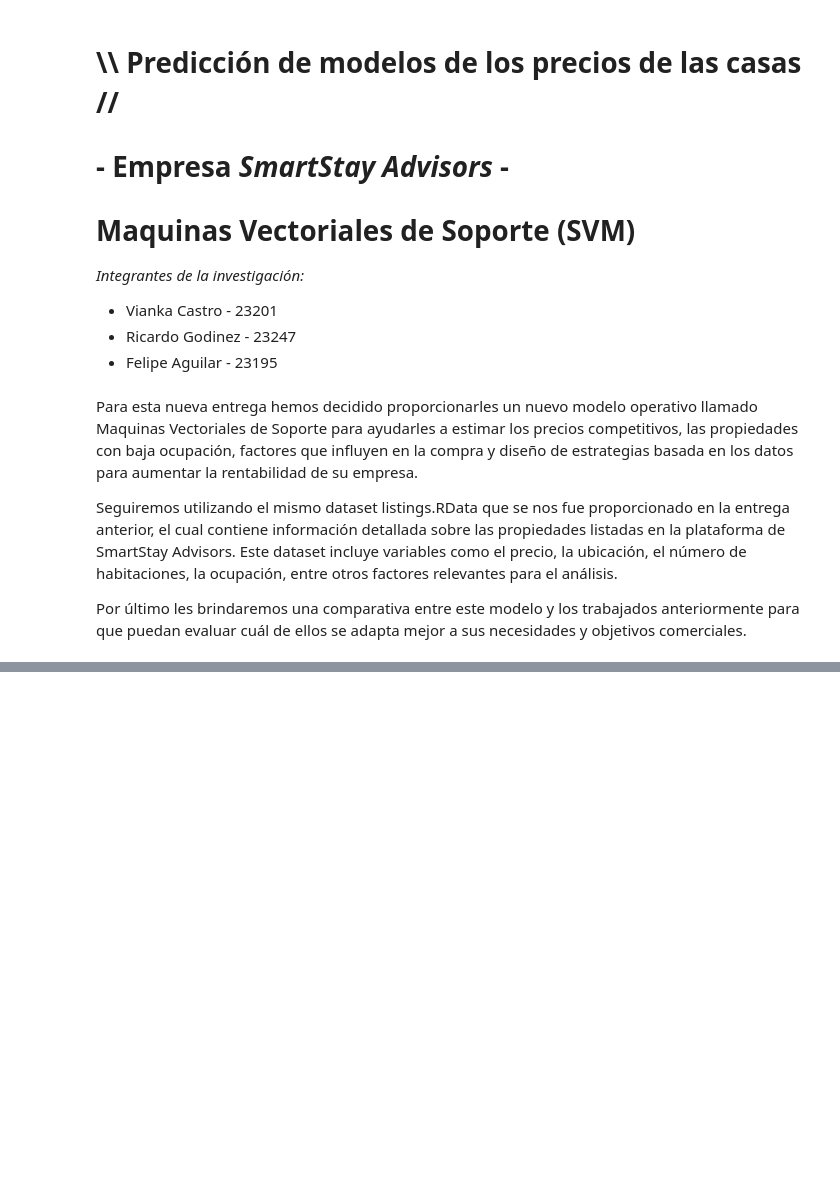
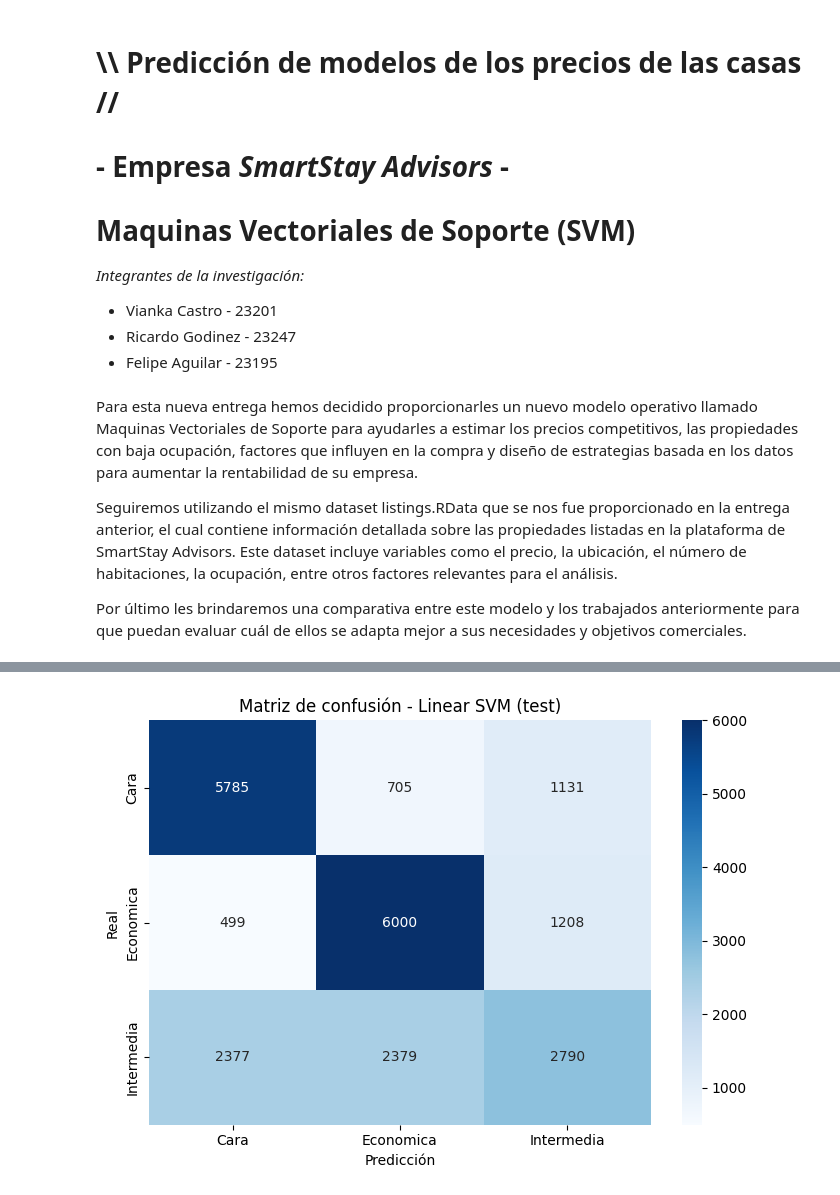
Before and after one commit to Vann06/Mineria_Datos, a Jupyter notebook: SVM.ipynb, the cells around one changed output, grey strips where cells are left out. Drawn from its saved outputs; the diff is of its cells as text; code cells hidden in the pictures; blank space fills up the shorter version.

```diff
--- a/SVM.ipynb
+++ b/SVM.ipynb
@@ -218,0 +376,14 @@ preprocesador_clf = ColumnTransformer(
+# %%
+y_train_svm = Y_strata.loc[X_train_clf.index].astype(str)
+y_test_svm = Y_strata.loc[X_test_clf.index].astype(str)
+
+print('=== VARIABLE RESPUESTA MULTICLASE ===')
+print('Clases en entrenamiento:')
+print(y_train_svm.value_counts().sort_index())
+print('\nProporciones en entrenamiento:')
+print(y_train_svm.value_counts(normalize=True).sort_index().round(4))
+
+print('\nClases en prueba:')
+print(y_test_svm.value_counts().sort_index())
+print('\nProporciones en prueba:')
+print(y_test_svm.value_counts(normalize=True).sort_index().round(4))
@@ -218,0 +416,51 @@ preprocesador_clf = ColumnTransformer(
+# %%
+pipeline_svm_base = Pipeline(steps=[
+    ('preprocesador', clone(preprocesador_clf)),
+    ('clasificador', LinearSVC(C=1.0, class_weight='balanced', max_iter=5000, dual='auto', random_state=42))
+])
+
+# CV sobre muestra del train para tiempo razonable y comparación consistente.
+if len(X_train_clf) > 12000:
+    X_cv, _, y_cv, _ = train_test_split(
+        X_train_clf, y_train_svm, train_size=12000, random_state=42, stratify=y_train_svm
+    )
+else:
+    X_cv, y_cv = X_train_clf, y_train_svm
+
+cv = StratifiedKFold(n_splits=5, shuffle=True, random_state=42)
+cv_scores = cross_val_score(
+    pipeline_svm_base, X_cv, y_cv, cv=cv, scoring='f1_weighted', n_jobs=-1
+)
+
+pipeline_svm_base.fit(X_train_clf, y_train_svm)
+pred_base = pipeline_svm_base.predict(X_test_clf)
+
+metricas_base = {
+    'accuracy_test': accuracy_score(y_test_svm, pred_base),
+    'precision_weighted_test': precision_score(y_test_svm, pred_base, average='weighted'),
+    'recall_weighted_test': recall_score(y_test_svm, pred_base, average='weighted'),
+    'f1_weighted_test': f1_score(y_test_svm, pred_base, average='weighted'),
+    'f1_cv_mean_train': cv_scores.mean(),
+    'f1_cv_std_train': cv_scores.std()
+}
+
+print('=== RESULTADOS SVM BASE (LINEAR SVM) ===')
+for k, v in metricas_base.items():
+    print(f'{k}: {v:.4f}')
+
+print('\nReporte de clasificación (test):')
+print(classification_report(y_test_svm, pred_base, digits=4))
+
+labels_orden = sorted(y_test_svm.unique())
+cm_base = confusion_matrix(y_test_svm, pred_base, labels=labels_orden)
+plt.figure(figsize=(7, 5))
+sns.heatmap(
+    cm_base, annot=True, fmt='d', cmap='Blues',
+    xticklabels=labels_orden, yticklabels=labels_orden
+)
+plt.title('Matriz de confusión - Linear SVM (test)')
+plt.xlabel('Predicción')
+plt.ylabel('Real')
+plt.tight_layout()
+plt.show()
+# %% [output]
@@ -218,0 +485 @@ preprocesador_clf = ColumnTransformer(
+[figure, added]
```
Also changed, not shown: parts of 16 cells of this notebook.
